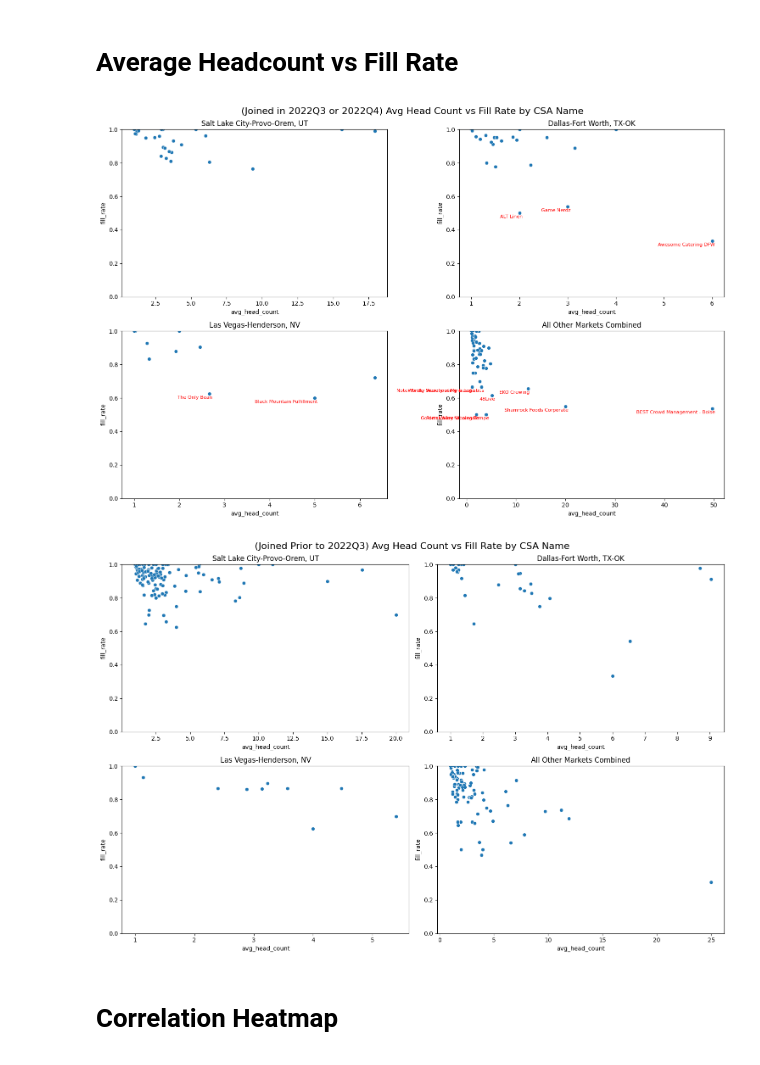
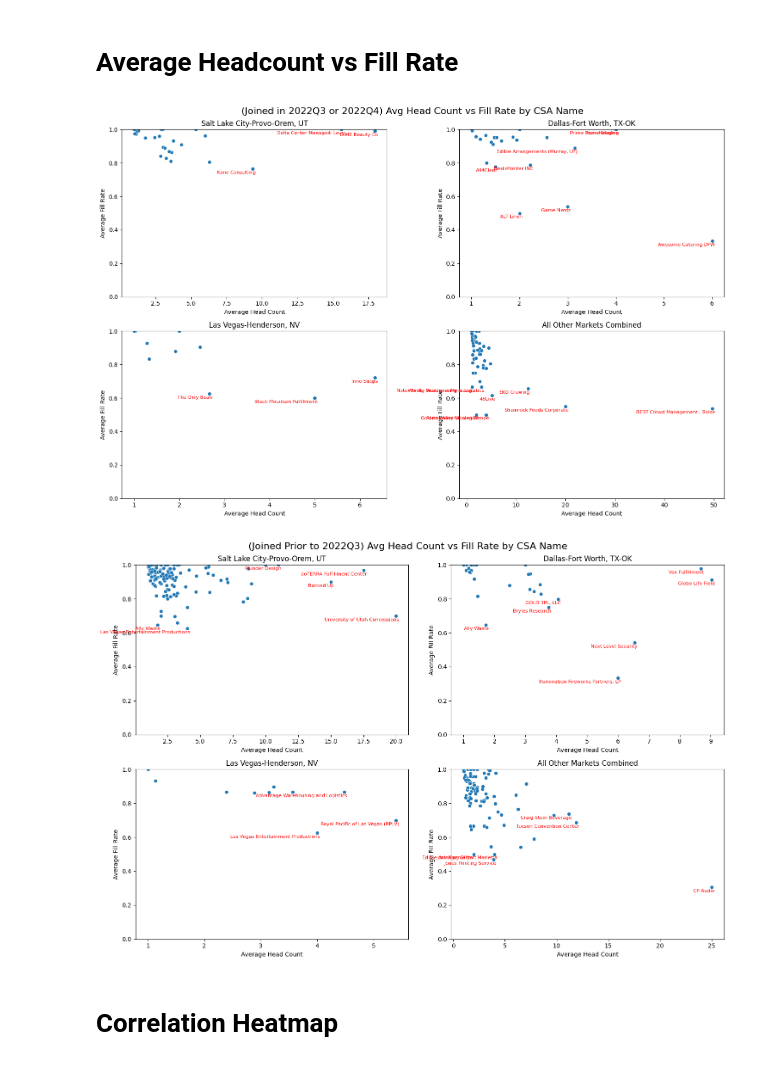
Before and after one commit to annleealbod/EDA_Nov_2023, a Jupyter notebook: visualizations2.ipynb, the cells around one changed output. Drawn from its saved outputs; the diff is of its cells as text; code cells hidden in the pictures.

Commit message:
I made the finals of Average Headcount (vs fill rate and rev)

```diff
--- a/visualizations2.ipynb
+++ b/visualizations2.ipynb
@@ -26,9 +26,11 @@ plt.subplot(2, 2, 1)
 sns.scatterplot(x='avg_head_count', y='fill_rate', data=filtered_df[filtered_df['csa_name_mod2'] == 'Salt Lake City-Provo-Orem, UT'])
 plt.title('Salt Lake City-Provo-Orem, UT')
 plt.ylim(0, 1)  # Set y-axis limits
+plt.ylabel('Average Fill Rate')
+plt.xlabel('Average Head Count')
 # Label points for 'Salt Lake City-Provo-Orem, UT'
 for index, row in filtered_df[filtered_df['csa_name_mod2'] == 'Salt Lake City-Provo-Orem, UT'].iterrows():
-    if row['fill_rate'] < 0.7:
+    if (row['fill_rate'] < .8) or (row['avg_head_count'] > 7.5):
         plt.annotate(row['company_name'],
                      xy=(row['avg_head_count'], row['fill_rate']),
                      xytext=(5, -10),  # Adjust the position of the label
@@ -41,9 +43,11 @@ plt.subplot(2, 2, 2)
 sns.scatterplot(x='avg_head_count', y='fill_rate', data=filtered_df[filtered_df['csa_name_mod2'] == 'Dallas-Fort Worth, TX-OK'])
 plt.title('Dallas-Fort Worth, TX-OK')
 plt.ylim(0, 1)  # Set y-axis limits
+plt.ylabel('Average Fill Rate')
+plt.xlabel('Average Head Count')
 # Label points for 'Salt Lake City-Provo-Orem, UT'
 for index, row in filtered_df[filtered_df['csa_name_mod2'] == 'Dallas-Fort Worth, TX-OK'].iterrows():
-    if row['fill_rate'] < 0.7:
+    if (row['fill_rate'] < .8) or (row['avg_head_count'] > 3):
         plt.annotate(row['company_name'],
                      xy=(row['avg_head_count'], row['fill_rate']),
                      xytext=(5, -10),  # Adjust the position of the label
@@ -56,8 +60,10 @@ plt.subplot(2, 2, 3)
 sns.scatterplot(x='avg_head_count', y='fill_rate', data=filtered_df[filtered_df['csa_name_mod2'] == 'Las Vegas-Henderson, NV'])
 plt.title('Las Vegas-Henderson, NV')
 plt.ylim(0, 1)  # Set y-axis limits
+plt.ylabel('Average Fill Rate')
+plt.xlabel('Average Head Count')
 for index, row in filtered_df[filtered_df['csa_name_mod2'] == 'Las Vegas-Henderson, NV'].iterrows():
-    if row['fill_rate'] < 0.7:
+    if (row['fill_rate'] < .7) or (row['avg_head_count'] > 3):
         plt.annotate(row['company_name'],
                      xy=(row['avg_head_count'], row['fill_rate']),
                      xytext=(5, -10),  # Adjust the position of the label
@@ -70,6 +76,8 @@ plt.subplot(2, 2, 4)
 sns.scatterplot(x='avg_head_count', y='fill_rate', data=filtered_df[filtered_df['csa_name_mod2'] == 'All Other Markets Combined'])
 plt.title('All Other Markets Combined')
 plt.ylim(0, 1)  # Set y-axis limits
+plt.ylabel('Average Fill Rate')
+plt.xlabel('Average Head Count')
 for index, row in filtered_df[filtered_df['csa_name_mod2'] == 'All Other Markets Combined'].iterrows():
     if row['fill_rate'] < 0.7:
         plt.annotate(row['company_name'],
@@ -88,7 +96,7 @@ plt.tight_layout()
 # Show the plot
 plt.show()
 # %% [output]
-[figure, old version]
+[figure, new version]
 # %%
 # Step 2: Filter the DataFrame
 filtered_df = df[(df['year_quarter_comp_start'] < '2022Q3') & (df['csa_name_mod2'].isin(['Salt Lake City-Provo-Orem, UT', 'Dallas-Fort Worth, TX-OK', 'Las Vegas-Henderson, NV', 'All Other Markets Combined']))]
@@ -101,36 +109,77 @@ plt.subplot(2, 2, 1)
 sns.scatterplot(x='avg_head_count', y='fill_rate', data=filtered_df[filtered_df['csa_name_mod2'] == 'Salt Lake City-Provo-Orem, UT'])
 plt.title('Salt Lake City-Provo-Orem, UT')
 plt.ylim(0, 1)  # Set y-axis limits
+plt.ylabel('Average Fill Rate')
+plt.xlabel('Average Head Count')
+for index, row in filtered_df[filtered_df['csa_name_mod2'] == 'Salt Lake City-Provo-Orem, UT'].iterrows():
+    if (row['fill_rate'] < .65) or (row['avg_head_count'] > 10):
+        plt.annotate(row['company_name'],
+                     xy=(row['avg_head_count'], row['fill_rate']),
+                     xytext=(5, -10),  # Adjust the position of the label
+                     textcoords='offset points',
+                     ha='right', va='bottom',  # Adjust the alignment
+                     fontsize=8, color='red')
+
 
 # Scatter plot for Dallas-Fort Worth, TX-OK
 plt.subplot(2, 2, 2)
 sns.scatterplot(x='avg_head_count', y='fill_rate', data=filtered_df[filtered_df['csa_name_mod2'] == 'Dallas-Fort Worth, TX-OK'])
 plt.title('Dallas-Fort Worth, TX-OK')
 plt.ylim(0, 1)  # Set y-axis limits
+plt.ylabel('Average Fill Rate')
+plt.xlabel('Average Head Count')
+for index, row in filtered_df[filtered_df['csa_name_mod2'] == 'Dallas-Fort Worth, TX-OK'].iterrows():
+    if (row['fill_rate'] < .8) or (row['avg_head_count'] > 5):
+        plt.annotate(row['company_name'],
+                     xy=(row['avg_head_count'], row['fill_rate']),
+                     xytext=(5, -10),  # Adjust the position of the label
+                     textcoords='offset points',
+                     ha='right', va='bottom',  # Adjust the alignment
+                     fontsize=8, color='red')
 
 # Scatter plot for Las Vegas-Henderson, NV
 plt.subplot(2, 2, 3)
 sns.scatterplot(x='avg_head_count', y='fill_rate', data=filtered_df[filtered_df['csa_name_mod2'] == 'Las Vegas-Henderson, NV'])
 plt.title('Las Vegas-Henderson, NV')
 plt.ylim(0, 1)  # Set y-axis limits
+plt.ylabel('Average Fill Rate')
+plt.xlabel('Average Head Count')
+for index, row in filtered_df[filtered_df['csa_name_mod2'] == 'Las Vegas-Henderson, NV'].iterrows():
+    if (row['fill_rate'] < .7) or (row['avg_head_count'] > 4):
+        plt.annotate(row['company_name'],
+                     xy=(row['avg_head_count'], row['fill_rate']),
+                     xytext=(5, -10),  # Adjust the position of the label
+                     textcoords='offset points',
+                     ha='right', va='bottom',  # Adjust the alignment
+                     fontsize=8, color='red')
 
 # Scatter plot for All Other Markets Combined
 plt.subplot(2, 2, 4)
 sns.scatterplot(x='avg_head_count', y='fill_rate', data=filtered_df[filtered_df['csa_name_mod2'] == 'All Other Markets Combined'])
 plt.title('All Other Markets Combined')
 plt.ylim(0, 1)  # Set y-axis limits
+plt.ylabel('Average Fill Rate')
+plt.xlabel('Average Head Count')
+for index, row in filtered_df[filtered_df['csa_name_mod2'] == 'All Other Markets Combined'].iterrows():
+    if (row['fill_rate'] < .53) or (row['avg_head_count'] > 11):
+        plt.annotate(row['company_name'],
+                     xy=(row['avg_head_count'], row['fill_rate']),
+                     xytext=(5, -10),  # Adjust the position of the label
+                     textcoords='offset points',
+                     ha='right', va='bottom',  # Adjust the alignment
+                     fontsize=8, color='red')
 
 # Add a title to the entire set of graphs
 plt.suptitle('(Joined Prior to 2022Q3) Avg Head Count vs Fill Rate by CSA Name', fontsize=16)
 
 # Adjust layout
 plt.tight_layout()
 
 
 # Show the plot
 plt.show()
 # %% [output]
-[figure, old version]
+[figure, new version]
 # %% [markdown]
 # Correlation Heatmap
 # %%
```
Also changed, not shown: parts of 3 cells of this notebook, 1 other file.
